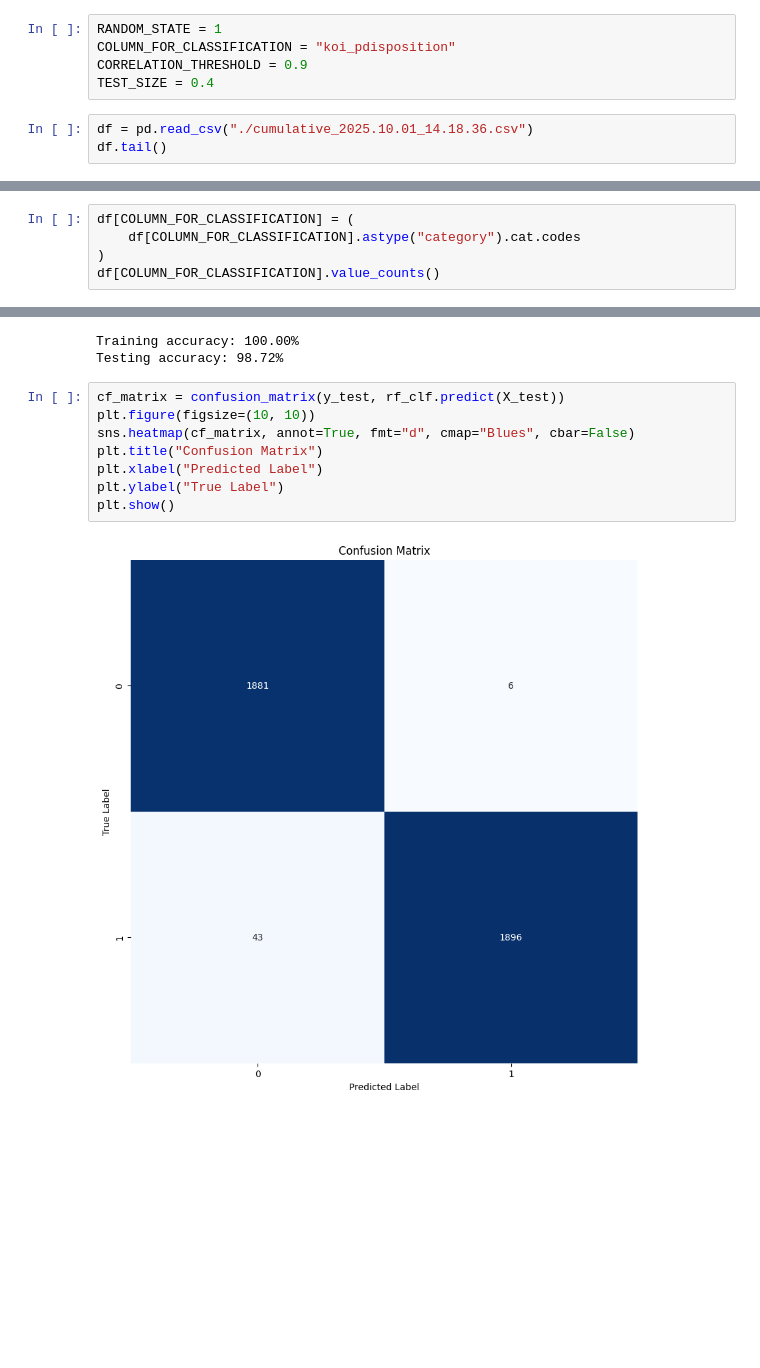
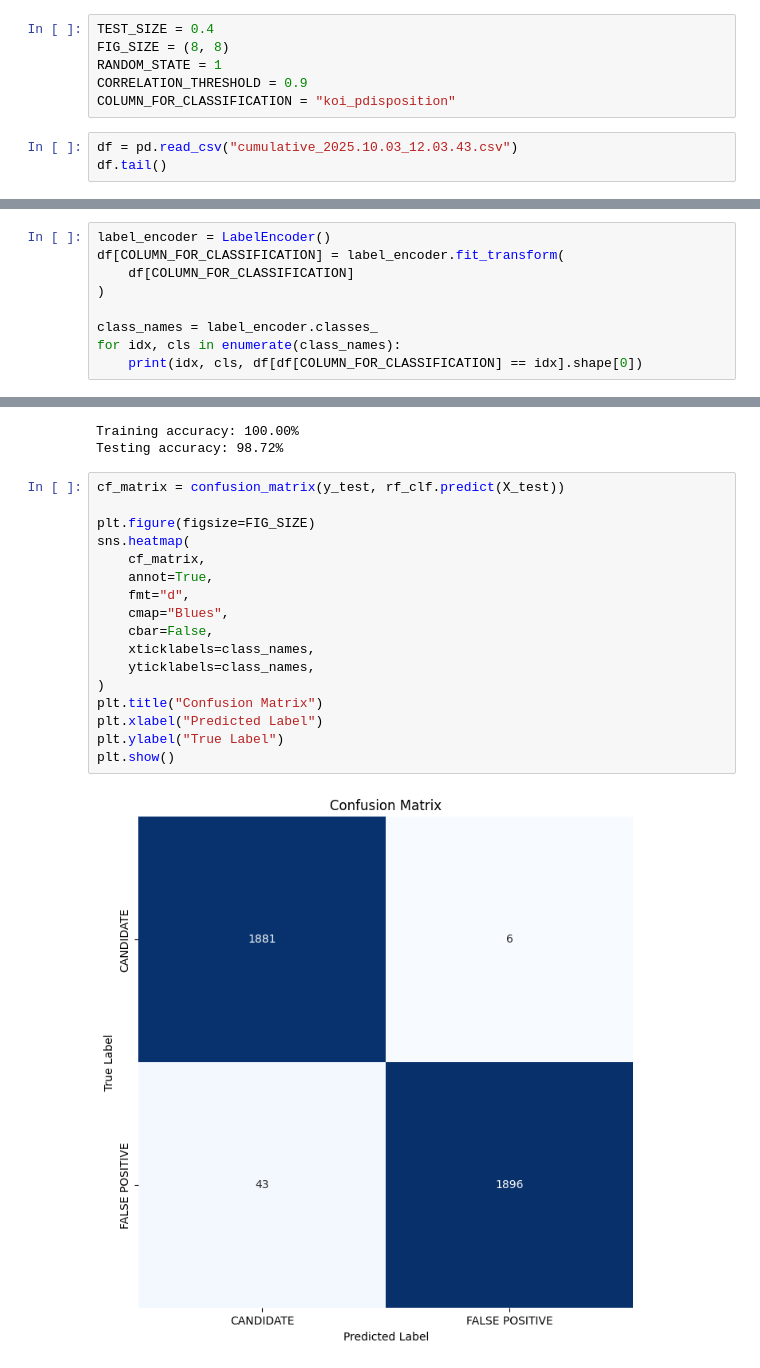
Before and after one commit to hieupt810/nasa_exoplanets_classification, a Jupyter notebook: cumulative.ipynb, the cells around one changed output, grey strips where cells are left out. Drawn from its saved outputs; the diff is of its cells as text; blank space fills up the shorter version.

```diff
--- a/cumulative.ipynb
+++ b/cumulative.ipynb
@@ -14,12 +15,13 @@ from sklearn.model_selection import train_test_split
 
 warnings.filterwarnings(action="ignore")
 # %%
+TEST_SIZE = 0.4
+FIG_SIZE = (8, 8)
 RANDOM_STATE = 1
+CORRELATION_THRESHOLD = 0.9
 COLUMN_FOR_CLASSIFICATION = "koi_pdisposition"
-CORRELATION_THRESHOLD = 0.9
-TEST_SIZE = 0.4
 # %%
-df = pd.read_csv("./cumulative_2025.10.01_14.18.36.csv")
+df = pd.read_csv("cumulative_2025.10.03_12.03.43.csv")
 df.tail()
 # %% [output]
 |  | rowid | kepid | kepoi_name | kepler_name | koi_disposition | koi_vet_stat | koi_vet_date | ... |
@@ -30,8 +32,12 @@ df.tail()
 | 9563 | 9564 | 10156110 | K07989.01 | NaN | FALSE POSITIVE | Done | 2018-08-16 | ... |
 5 rows × 141 columns
 # %%
-df[COLUMN_FOR_CLASSIFICATION] = (
-    df[COLUMN_FOR_CLASSIFICATION].astype("category").cat.codes
+label_encoder = LabelEncoder()
+df[COLUMN_FOR_CLASSIFICATION] = label_encoder.fit_transform(
+    df[COLUMN_FOR_CLASSIFICATION]
 )
-df[COLUMN_FOR_CLASSIFICATION].value_counts()
+
+class_names = label_encoder.classes_
+for idx, cls in enumerate(class_names):
+    print(idx, cls, df[df[COLUMN_FOR_CLASSIFICATION] == idx].shape[0])
 # %% [output]
@@ -117,14 +115,23 @@ Training accuracy: 100.00%
 Testing accuracy: 98.72%
 # %%
 cf_matrix = confusion_matrix(y_test, rf_clf.predict(X_test))
-plt.figure(figsize=(10, 10))
-sns.heatmap(cf_matrix, annot=True, fmt="d", cmap="Blues", cbar=False)
+
+plt.figure(figsize=FIG_SIZE)
+sns.heatmap(
+    cf_matrix,
+    annot=True,
+    fmt="d",
+    cmap="Blues",
+    cbar=False,
+    xticklabels=class_names,
+    yticklabels=class_names,
+)
 plt.title("Confusion Matrix")
 plt.xlabel("Predicted Label")
 plt.ylabel("True Label")
 plt.show()
 # %% [output]
-[figure, old version]
+[figure, new version]
 # %%
 feature_names = df.drop(columns=[COLUMN_FOR_CLASSIFICATION]).columns.tolist()
 importances = rf_clf.feature_importances_
```
Also changed, not shown: parts of 7 cells of this notebook, 1 other file.
